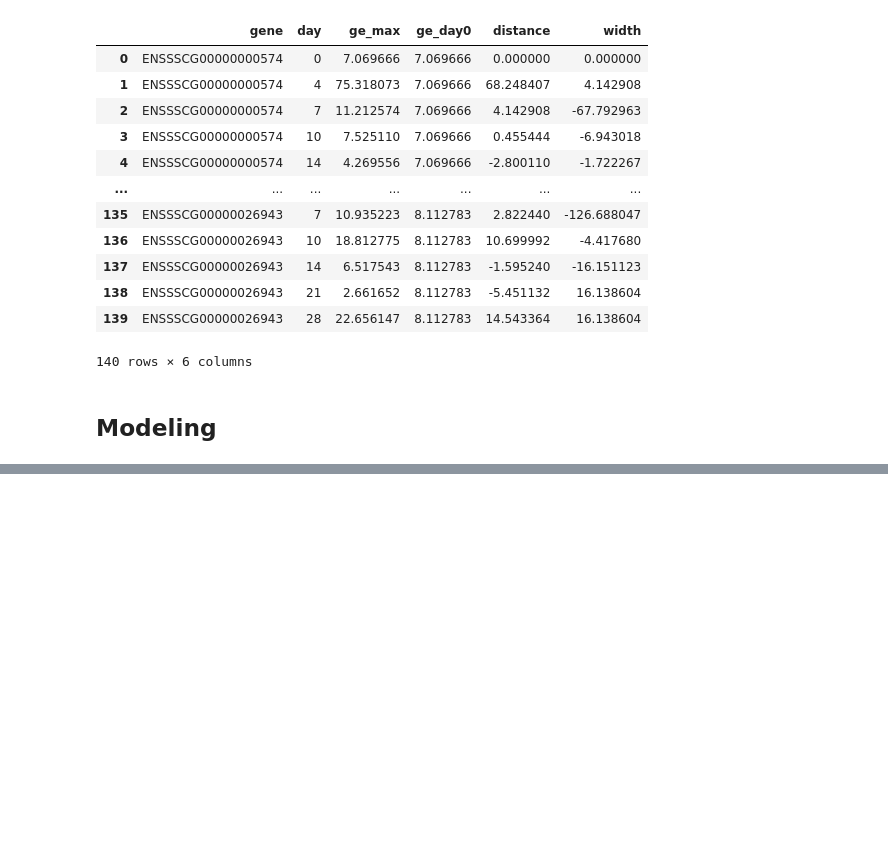
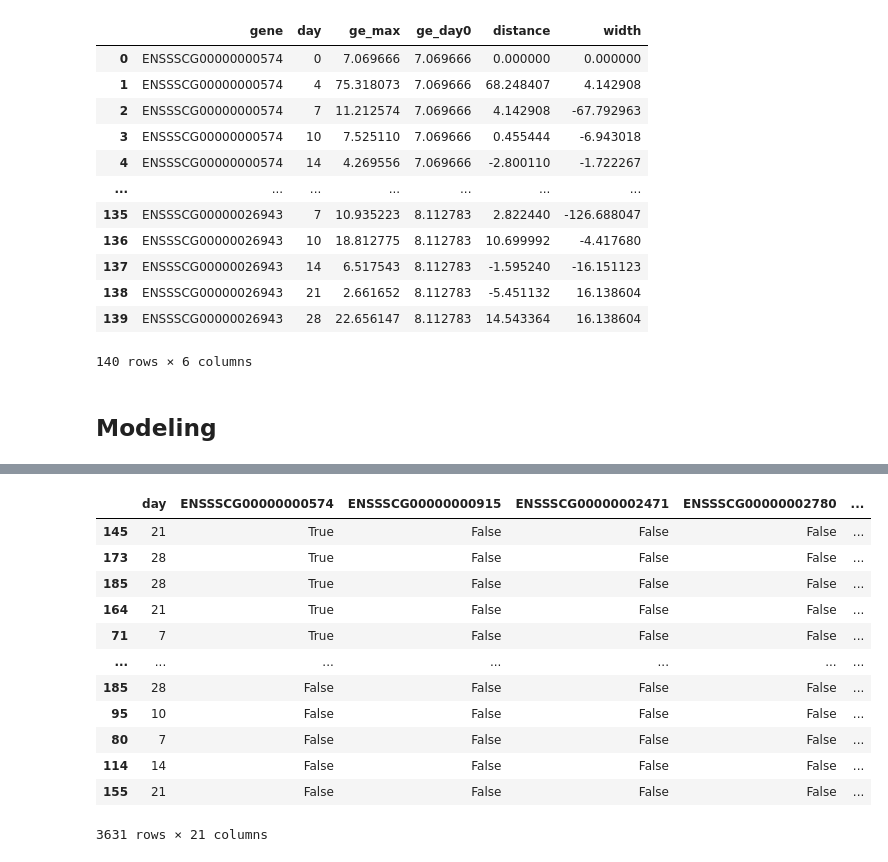
Before and after one commit to kristoffhernan/Pig-PRRSV-Infection-Prediction, a Jupyter notebook: imputing.ipynb, the cells around one changed output, grey strips where cells are left out. Saved outputs shown, nothing was run; the diff lists cells and outputs as text; code cells hidden in the pictures; blank space fills up the shorter version.

```diff
--- a/imputing.ipynb
+++ b/imputing.ipynb
@@ -297,0 +302,16 @@ ensemble_model.score(X_test, y_test)
+# %%
+X_train
+# %% [output]
+|  | day | ENSSSCG00000000574 | ENSSSCG00000000915 | ENSSSCG00000002471 | ENSSSCG00000002780 | ... |
+| 145 | 21 | True | False | False | False | ... |
+| 173 | 28 | True | False | False | False | ... |
+| 185 | 28 | True | False | False | False | ... |
+| 164 | 21 | True | False | False | False | ... |
+| 71 | 7 | True | False | False | False | ... |
+| ... | ... | ... | ... | ... | ... | ... |
+| 185 | 28 | False | False | False | False | ... |
+| 95 | 10 | False | False | False | False | ... |
+| 80 | 7 | False | False | False | False | ... |
+| 114 | 14 | False | False | False | False | ... |
+| 155 | 21 | False | False | False | False | ... |
+3631 rows × 21 columns
```
Also changed, not shown: parts of 6 cells of this notebook, 3 other files.
